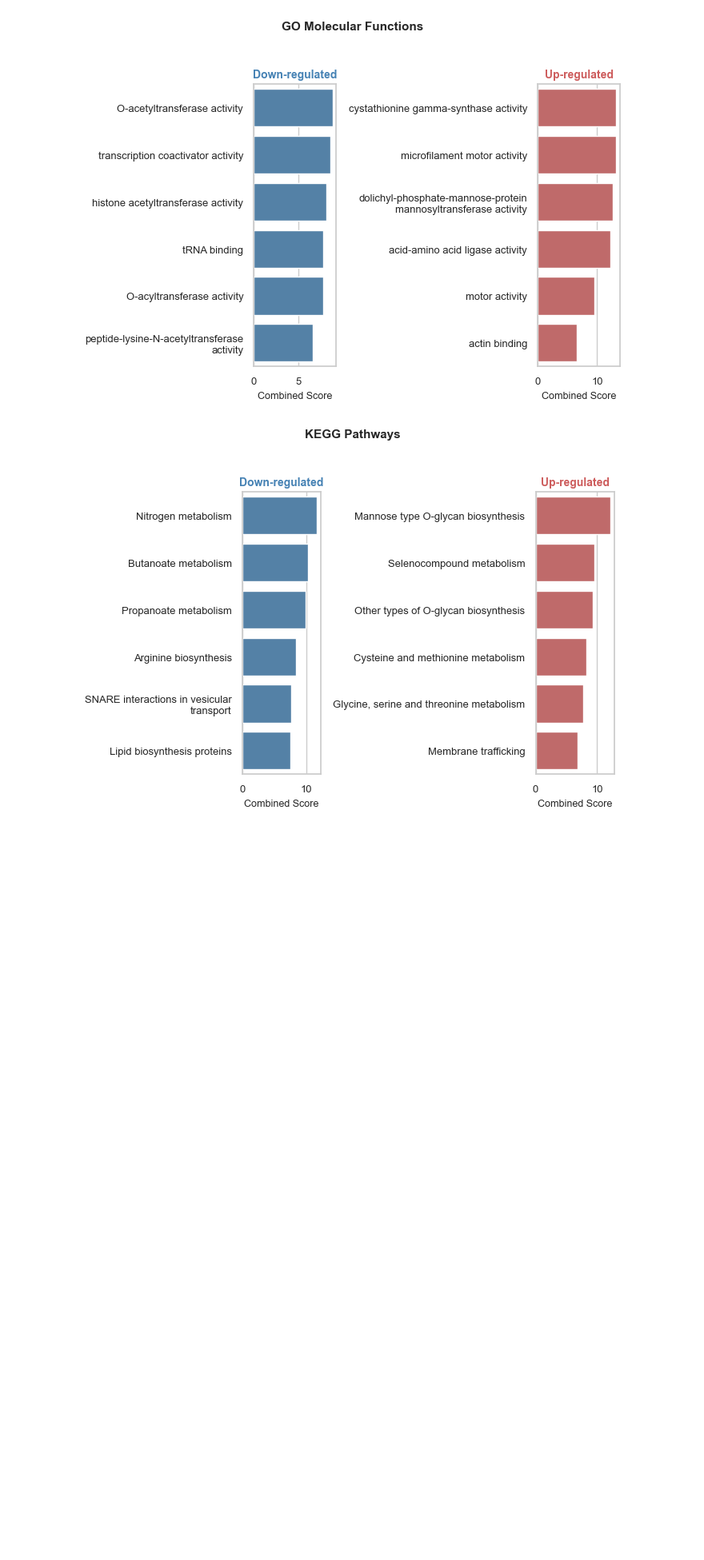
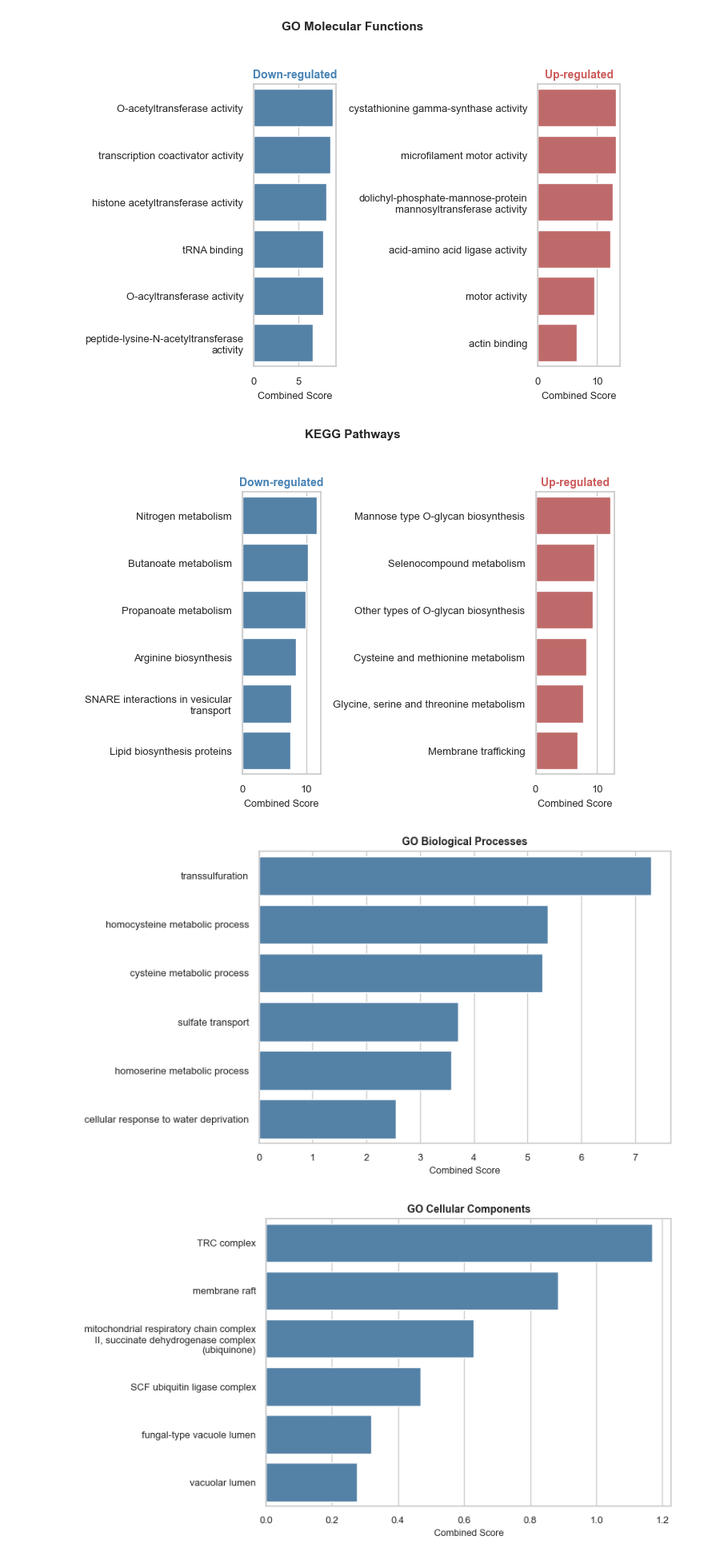
Before and after one commit to justog220/TP-Final-NGS, a Jupyter notebook: notebooks/graphics_generation.ipynb, the cells around one changed output. Shown at 80% size. Cells and saved outputs as stored; diff of their text form; code cells hidden in the pictures; blank space fills up the shorter version.

```diff
--- a/notebooks/graphics_generation.ipynb
+++ b/notebooks/graphics_generation.ipynb
@@ -184,15 +184,15 @@ def add_labels_inside(ax):
 
 sns.set(style="whitegrid", font_scale=0.85)  # Más compacto para figuras de publicación
 
-for name, df_up, df_down in zip(annotations["up"].keys(), annotations["up"].values(), annotations["down"].values()):
+for name, df, df_down in zip(annotations["up"].keys(), annotations["up"].values(), annotations["down"].values()):
     plt.figure(figsize=(7, 5))  # Tamaño ideal para una figura de dos columnas en un paper
 
     # Procesar términos
-    df_up[["GO", "Term_clean"]] = df_up["Term"].apply(extract_go_and_term)
+    df[["GO", "Term_clean"]] = df["Term"].apply(extract_go_and_term)
 
     df_down[["GO", "Term_clean"]] = df_down["Term"].apply(extract_go_and_term)
 
-    df_up["Term_clean"] = df_up["Term_clean"].apply(lambda x: "\n".join(textwrap.wrap(str(x), 40)))
+    df["Term_clean"] = df["Term_clean"].apply(lambda x: "\n".join(textwrap.wrap(str(x), 40)))
     df_down["Term_clean"] = df_down["Term_clean"].apply(lambda x: "\n".join(textwrap.wrap(str(x), 40)))
 
     # DOWN
@@ -204,7 +204,7 @@ for name, df_up, df_down in zip(annotations["up"].keys(), annotations["up"].valu
 
     # UP
     plt.subplot(1, 2, 2)
-    ax2 = sns.barplot(data=df_up.head(6), x="Combined Score", y="Term_clean", color="indianred")
+    ax2 = sns.barplot(data=df.head(6), x="Combined Score", y="Term_clean", color="indianred")
     plt.title("Up-regulated", fontsize=10, color="indianred", weight="bold")
     plt.xlabel("Combined Score", fontsize=9)
     plt.ylabel("")
@@ -218,3 +218,31 @@ for name, df_up, df_down in zip(annotations["up"].keys(), annotations["up"].valu
 [figure]
 [figure]
 [figure]
+# %%
+go_biological_processes_extended = pd.read_csv("../results/functional_enrichment/extended_analysis/enrichment_GO_Biological_Process_2018.tsv", sep='\t')
+go_cellular_components_extended = pd.read_csv("../results/functional_enrichment/extended_analysis/enrichment_GO_Cellular_Component_2018.tsv", sep='\t')
+go_molecular_functions_extended = pd.read_csv("../results/functional_enrichment/extended_analysis/enrichment_GO_Molecular_Function_2018.tsv", sep='\t')
+kegg_pathways_extended = pd.read_csv("../results/functional_enrichment/extended_analysis/enrichment_KEGG_2018.tsv", sep='\t')
+# %%
+annotations_extended = {
+    "GO Biological Processes": go_biological_processes_extended,
+    "GO Cellular Components": go_cellular_components_extended,
+    "GO Molecular Functions": go_molecular_functions_extended,
+    "KEGG Pathways": kegg_pathways_extended
+}
+
+for name, df in zip(annotations_extended.keys(), annotations_extended.values()):
+    plt.figure(figsize=(7, 5))  # Tamaño ideal para una figura de dos columnas en un paper
+
+    df[["GO", "Term_clean"]] = df["Term"].apply(extract_go_and_term)
+
+    df["Term_clean"] = df["Term_clean"].apply(lambda x: "\n".join(textwrap.wrap(str(x), 40)))
+
+
+    ax1 = sns.barplot(data=df.head(6), x="Combined Score", y="Term_clean", color="steelblue")
+    plt.xlabel("Combined Score", fontsize=9)
+    plt.title(name, fontsize=10, weight="bold")
+    plt.ylabel("")  # sin redundancia
+# %% [output]
+[figure, added]
+[figure, added]
```
Also changed, not shown: parts of 5 cells of this notebook.
